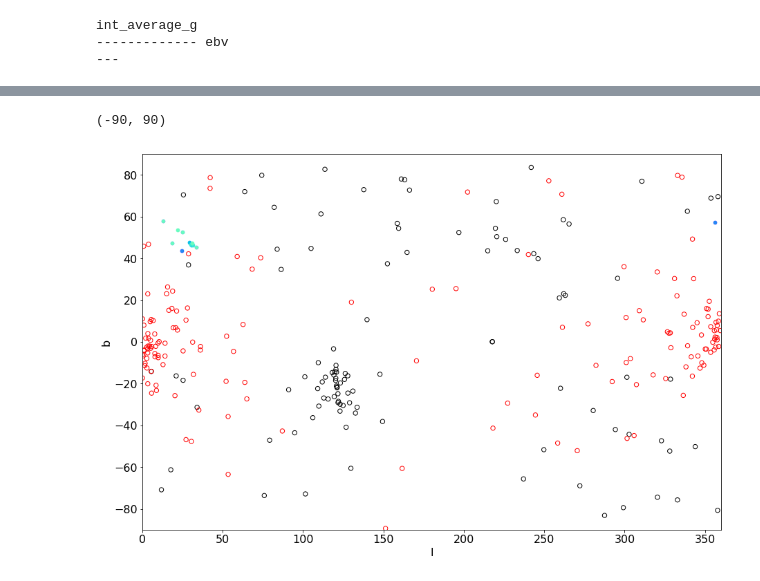
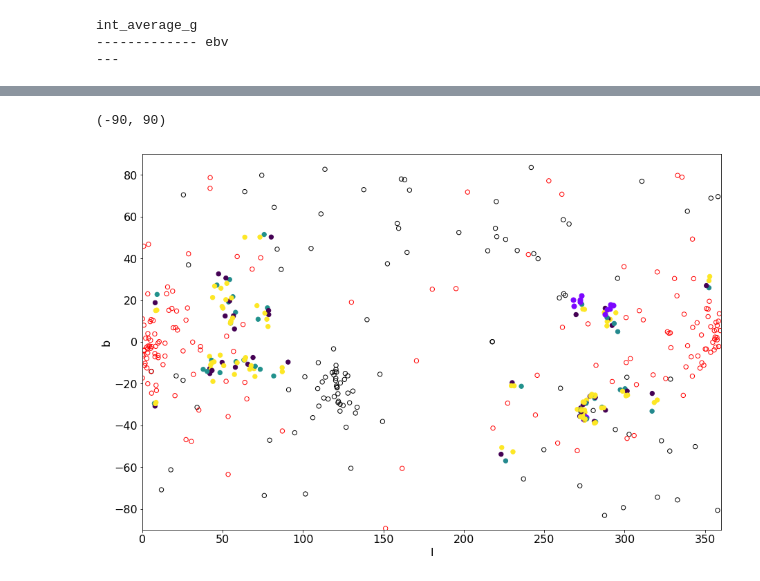
Before and after one commit to andersdot/gaiaDR2, a Jupyter notebook: rrTrees.ipynb, the cells around one changed output, grey strips where cells are left out. Saved outputs shown, nothing was run; the diff lists cells and outputs as text; code cells hidden in the pictures.

Commit message:
take out things close to known things

```diff
--- a/rrTrees.ipynb
+++ b/rrTrees.ipynb
@@ -155,2 +211,4 @@ tree = kdtree(treedataHigh)
+# %%
+radius = 2.0
 # %%
-(ind, dist) = tree.query_radius(treedataHigh, 0.1, count_only = False, return_distance = True)
+(ind, dist) = tree.query_radius(treedata, radius, count_only = False, return_distance = True)
@@ -168,4 +215,8 @@ im = ax.pcolormesh(xe, ye, H.T,
 # %%
+minMembers= 3
+clumps = []
 for i in ind:
-    if len(i) > 3: print(i)
+    if len(i)>minMembers:
+        clumps.append(i)
+print(len(clumps))
 # %% [output]
@@ -189,7 +223,0 @@ for i in ind:
-# %%
-clumps = []
-for i in ind:
-    if len(i)>3:
-        #print(i, j)
-        clumps.append(i)
-print(len(clumps))
@@ -224,43 +250,61 @@ mpl.rc('font',**{'family':'sans-serif', 'serif':['Computer Modern Serif'],
              'weight':500, 'variant':'normal'})
 for j, ci in enumerate(clumps):
     samesies = 0
     for k in range(j):
         same = np.in1d(clumps[j], clumps[k])
         samesies += np.sum(same)
     #if clumps[j] != clumps[j-1]
     if samesies < 1:
         small = treedata.iloc[clumps[j]]
-        fig, ax = plt.subplots(ncols=5, figsize=(20, 5))
-        xx = [small.u, small.v, small.w]
-        yy = [small.v, small.w, small.u]
-        vxx = [small.U, small.V, small.W]
-        vyy = [small.V, small.W, small.U]
-        lxx = ['u', 'v', 'w']
-        lyy = ['v', 'w', 'u']
+        co = cGalactic[clumps[j]]
+        vll = vl[clumps[j]]
+        vbb = vb[clumps[j]]
+        dist_known_gal = np.zeros(len(co))
+        dist_known_gcc = np.zeros(len(co))
+        for ii, (ll, bb) in enumerate(zip(co.l, co.b)):
+            dist_known_gal[ii] = np.min(np.sqrt((ll - locGalcGal.l)**2 + (bb - locGalcGal.b)**2).value)
+            dist_known_gcc[ii] = np.min(np.sqrt((ll - gccGal.l)**2 + (bb - gccGal.b)**2).value)
+        dist_known = np.concatenate((dist_known_gal, dist_known_gcc))
+        if np.min(dist_known) < 5:
+            continue
+        fig, ax = plt.subplots(ncols=4, figsize=(20, 5))
+        xx = [co.l, co.b, co.l]
+        yy = [co.b, co.distance, co.distance]
+        vxx = [vll, vbb, vll]
+        vyy = [vbb, np.zeros(len(vbb)), np.zeros(len(vll))]
+        #xx = [small.u, small.v, small.w]
+        #yy = [small.v, small.w, small.u]
+        #vxx = [small.U, small.V, small.W]
+        #vyy = [small.V, small.W, small.U]
+        lxx = ['l', 'b', 'l']
+        lyy = ['b', 'd', 'd']
         color = next(colors)
         for i, (x, y, vx, vy, lx, ly) in enumerate(zip(xx, yy, vxx, vyy, lxx, lyy)):
             ax[i].quiver(x, y, vx, vy, color=color)
             ax[i].set_xlabel(lx)
             ax[i].set_ylabel(ly)
             #axAll.quiver(x, y, vx, vy)
-        ax[3].scatter(cGalactic.l[clumps[j]], cGalactic.b[clumps[j]], c=color)
+        ax[3].pcolormesh(xe, ye, H.T, cmap='Greys', norm=mpl.colors.LogNorm(), alpha=0.75)
+        ax[3].scatter(co.l, co.b, s=40, c=color)
+        ax[3].scatter(locGalcGal.l, locGalcGal.b, s=40, facecolor='none', edgecolor='black', label='local galaxies')
+        ax[3].scatter(gccGal.l, gccGal.b, s=40, facecolor='none', edgecolor='red', label='globular clusters')
         ax[3].set_xlabel('l')
         ax[3].set_ylabel('b')
-        ax[4].scatter(cGalactic.l[clumps[j]], distances[clumps[j]], c=color)
-        ax[4].set_xlabel('l')
-        ax[4].set_ylabel('d [kpc]')
+        ax[3].set_xlim(0, 360)
+        ax[3].set_ylim(-90, 90)
+        #ax[3].legend(fontsize=15)
         plt.tight_layout()
         fig.savefig('rrLyrae_kdtree_{0:03d}.png'.format(j))
         plt.close(fig)
-    axSky.scatter(cGalactic.l[clumps[j]], cGalactic.b[clumps[j]], s=len(clumps[j])*10, c=color)
+        axSky.scatter(cGalactic.l[clumps[j]], cGalactic.b[clumps[j]], s=len(clumps[j])*10, c=color)
 
 axSky.scatter(locGalcGal.l, locGalcGal.b, s=40, facecolor='none', edgecolor='black')
 axSky.scatter(gccGal.l, gccGal.b, s=40, facecolor='none', edgecolor='red')
 axSky.set_xlabel('l')
 axSky.set_ylabel('b')
 axSky.set_xlim(0, 360)
 axSky.set_ylim(-90, 90)
 #plt.close(fig)
 # %% [output]
 (-90, 90)
-[figure, old version]
+[figure, new version]
```
Also changed, not shown: parts of 18 cells of this notebook.
